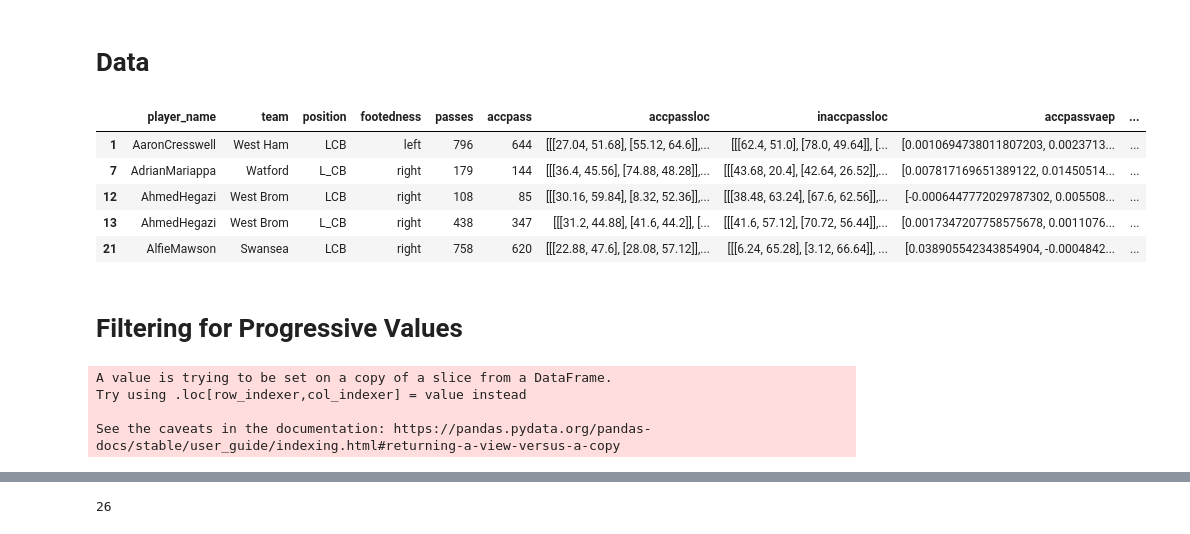
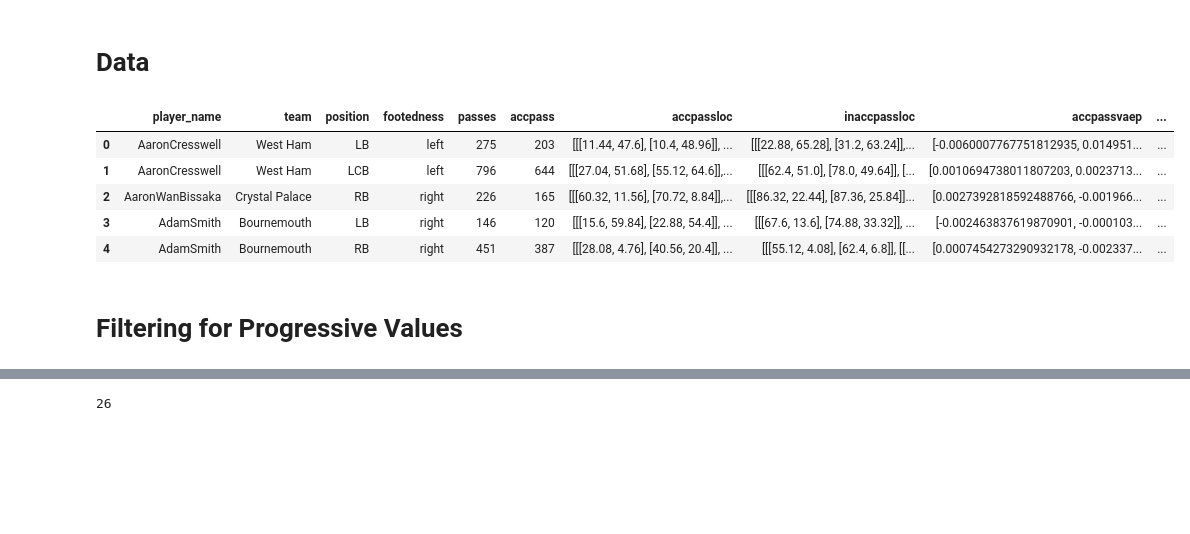
Before and after one commit to grovershreyf9t/FootballPlayerFootedness, a Jupyter notebook: code/9_playerwise_threat_analysis_viz.ipynb, the cells around one changed output, grey strips where cells are left out. Saved outputs shown, nothing was run; the diff lists cells and outputs as text; code cells hidden in the pictures; blank space fills up the shorter version.

Commit message:
modifying playerwise_threat_analysis_viz

```diff
--- a/code/9_playerwise_threat_analysis_viz.ipynb
+++ b/code/9_playerwise_threat_analysis_viz.ipynb
@@ -37,5 +37,7 @@ pd.set_option('max_columns',1000)
 # Data
 # %%
 # Reading defender wise passing attributes dataset
-defender_attrs = pd.read_pickle('../data/defender_clusters/defender_clustering_dataset.pkl')
+defender_attrs = pd.read_pickle(
+    'C:/Users/Anuj/Desktop/Work/Football/footedness/FootballPlayerFootedness/data/defender_clusters/defender_clustering_dataset.pkl'
+)
 # %%
@@ -44,12 +46,12 @@ defender_attrs_lcb = defender_attrs.loc[(defender_attrs['position']=='LCB') | (d
 # %%
-defender_attrs_lcb.head()
+defender_attrs.head()
 # %% [output]
 |  | player_name | team | position | footedness | passes | accpass | accpassloc | inaccpassloc | accpassvaep | ... |
+| 0 | AaronCresswell | West Ham | LB | left | 275 | 203 | [[[11.44, 47.6], [10.4, 48.96]], ... | [[[22.88, 65.28], [31.2, 63.24]],... | [-0.0060007767751812935, 0.014951... | ... |
 | 1 | AaronCresswell | West Ham | LCB | left | 796 | 644 | [[[27.04, 51.68], [55.12, 64.6]],... | [[[62.4, 51.0], [78.0, 49.64]], [... | [0.0010694738011807203, 0.0023713... | ... |
-| 7 | AdrianMariappa | Watford | L_CB | right | 179 | 144 | [[[36.4, 45.56], [74.88, 48.28]],... | [[[43.68, 20.4], [42.64, 26.52]],... | [0.007817169651389122, 0.01450514... | ... |
-| 12 | AhmedHegazi | West Brom | LCB | right | 108 | 85 | [[[30.16, 59.84], [8.32, 52.36]],... | [[[38.48, 63.24], [67.6, 62.56]],... | [-0.0006447772029787302, 0.005508... | ... |
-| 13 | AhmedHegazi | West Brom | L_CB | right | 438 | 347 | [[[31.2, 44.88], [41.6, 44.2]], [... | [[[41.6, 57.12], [70.72, 56.44]],... | [0.0017347207758575678, 0.0011076... | ... |
-| 21 | AlfieMawson | Swansea | LCB | right | 758 | 620 | [[[22.88, 47.6], [28.08, 57.12]],... | [[[6.24, 65.28], [3.12, 66.64]], ... | [0.038905542343854904, -0.0004842... | ... |
+| 2 | AaronWanBissaka | Crystal Palace | RB | right | 226 | 165 | [[[60.32, 11.56], [70.72, 8.84]],... | [[[86.32, 22.44], [87.36, 25.84]]... | [0.0027392818592488766, -0.001966... | ... |
+| 3 | AdamSmith | Bournemouth | LB | right | 146 | 120 | [[[15.6, 59.84], [22.88, 54.4]], ... | [[[67.6, 13.6], [74.88, 33.32]], ... | [-0.002463837619870901, -0.000103... | ... |
+| 4 | AdamSmith | Bournemouth | RB | right | 451 | 387 | [[[28.08, 4.76], [40.56, 20.4]], ... | [[[55.12, 4.08], [62.4, 6.8]], [[... | [0.0007454273290932178, -0.002337... | ... |
 # %% [markdown]
 # Filtering for Progressive Values
 # %%
@@ -80,39 +82,34 @@ def distfilter(locs,vaeps):
     progpass = len(prog_passlocs)
     return pd.Series([prog_passlocs,prog_passvaeps,progpass])
 # %%
-defender_attrs_lcb[[
+defender_attrs[[
     'progaccpassloc', 'progaccpassvaep', 'progaccpass'
-]] = defender_attrs_lcb.apply(
+]] = defender_attrs.apply(
     lambda x: distfilter(x['accpassloc'], x['accpassvaep']), axis=1)
 
-defender_attrs_lcb[[
+defender_attrs[[
     'proginaccpassloc', 'proginaccpassvaep', 'proginaccpass'
-]] = defender_attrs_lcb.apply(
+]] = defender_attrs.apply(
     lambda x: distfilter(x['inaccpassloc'], x['inaccpassvaep']), axis=1)
 
-defender_attrs_lcb[[
+defender_attrs[[
     'progaccpassloc', 'progaccpassoff', 'progaccpass'
-]] = defender_attrs_lcb.apply(
+]] = defender_attrs.apply(
     lambda x: distfilter(x['accpassloc'], x['accpassoff']), axis=1)
 
-defender_attrs_lcb[[
+defender_attrs[[
     'proginaccpassloc', 'proginaccpassoff', 'proginaccpass'
-]] = defender_attrs_lcb.apply(
+]] = defender_attrs.apply(
     lambda x: distfilter(x['inaccpassloc'], x['inaccpassoff']), axis=1)
 
-defender_attrs_lcb[[
+defender_attrs[[
     'progaccpassloc', 'progaccpassdef', 'progaccpass'
-]] = defender_attrs_lcb.apply(
+]] = defender_attrs.apply(
     lambda x: distfilter(x['accpassloc'], x['accpassdef']), axis=1)
 
-defender_attrs_lcb[[
+defender_attrs[[
     'proginaccpassloc', 'proginaccpassdef', 'proginaccpass'
-]] = defender_attrs_lcb.apply(
+]] = defender_attrs.apply(
     lambda x: distfilter(x['inaccpassloc'], x['inaccpassdef']), axis=1)
-# %% [output]
-A value is trying to be set on a copy of a slice from a DataFrame.
-Try using .loc[row_indexer,col_indexer] = value instead
-
-See the caveats in the documentation: https://pandas.pydata.org/pandas-docs/stable/user_guide/indexing.html#returning-a-view-versus-a-copy
 # %%
 # Resetting the index
```
Also changed, not shown: parts of 42 cells of this notebook.
